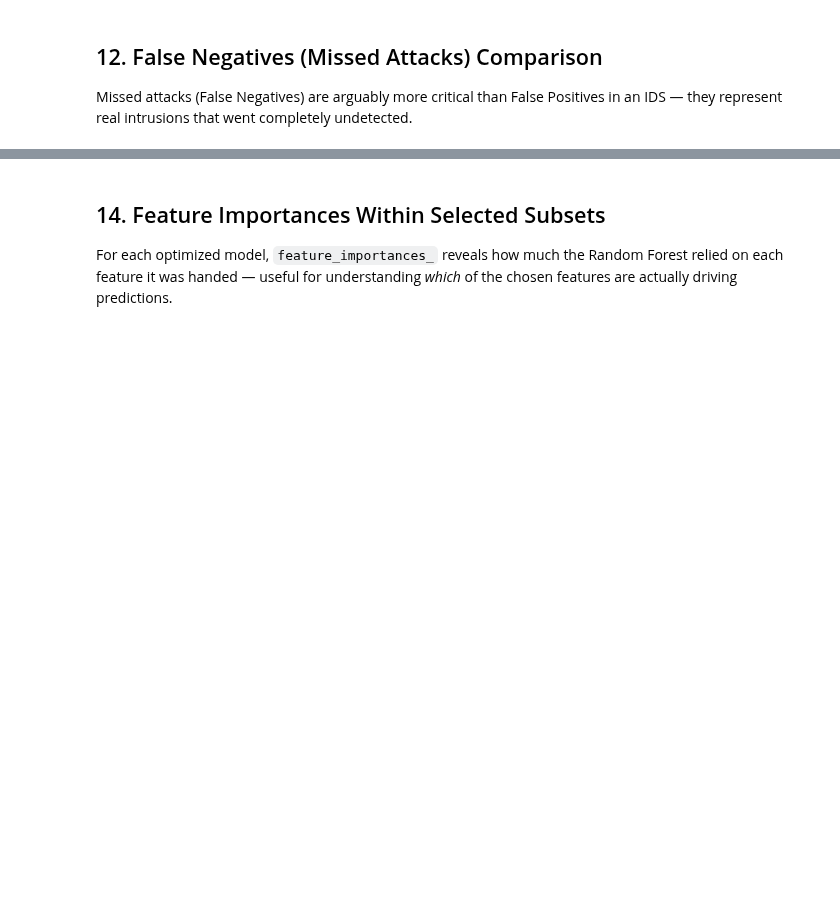
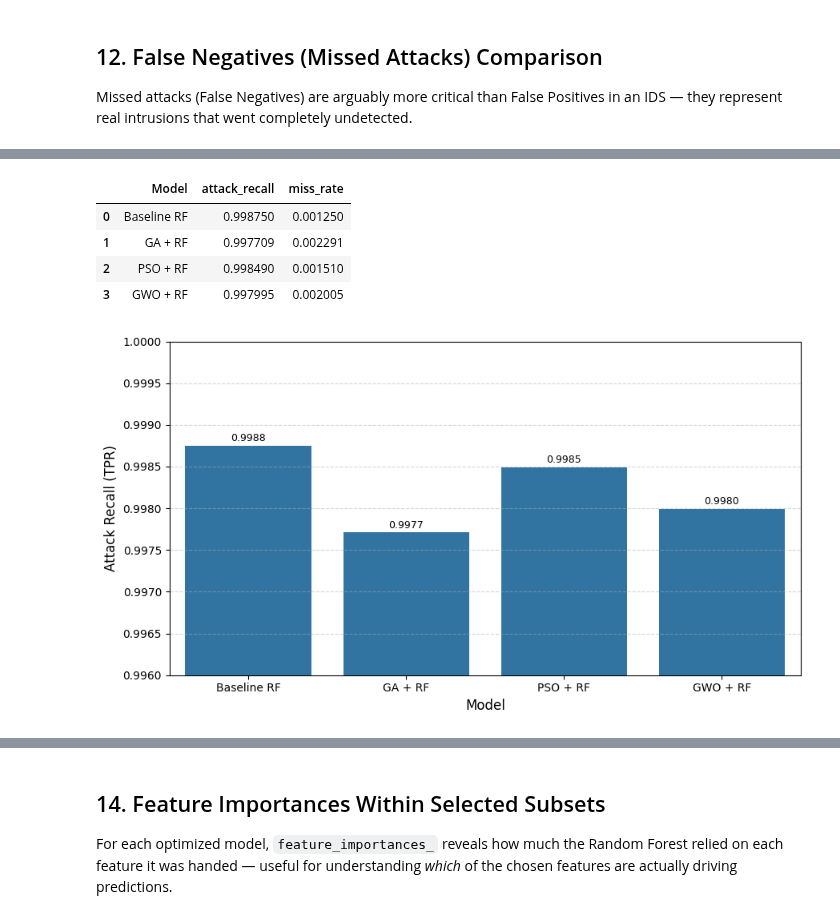
Before and after one commit to rajul-kk/AIM_coursework, a Jupyter notebook: Eval.ipynb, the cells around one changed output, grey strips where cells are left out. Cells and saved outputs as stored; diff of their text form; code cells hidden in the pictures; blank space fills up the shorter version.

```diff
--- a/Eval.ipynb
+++ b/Eval.ipynb
@@ -434,3 +437,51 @@ plt.show()
+# %%
+# ## 13. Attack Recall Comparison (Zoomed)
+
+recall_rows = []
+for model, X_filtered, label in [
+    (rf_baseline, X_test,              'Baseline RF'),
+    (rf_ga,       X_test[:, ga_mask],  'GA + RF'),
+    (rf_pso,      X_test[:, pso_mask], 'PSO + RF'),
+    (rf_gwo,      X_test[:, gwo_mask], 'GWO + RF'),
+]:
+    y_pred = model.predict(X_filtered)
+    cm = confusion_matrix(y_test, y_pred)
+    if cm.shape == (2, 2):
+        tn, fp, fn, tp = cm.ravel()
+        attack_recall = tp / (tp + fn) if (tp + fn) > 0 else 0.0
+    else:
+        attack_recall = recall_score(y_test, y_pred, average='weighted', zero_division=0)
+    miss_rate = 1.0 - attack_recall
+    recall_rows.append({
+        'Model': label,
+        'attack_recall': attack_recall,
+        'miss_rate': miss_rate
+    })
+
+recall_df = pd.DataFrame(recall_rows)
+display(recall_df)
+
+LOWER, UPPER = 0.9960, 1.0000
+
+plt.figure(figsize=(9, 5))
+ax = sns.barplot(data=recall_df, x='Model', y='attack_recall', color='#1f77b4')
+ax.set_ylabel('Attack Recall (TPR)', fontsize=12)
+ax.set_xlabel('Model', fontsize=12)
+ax.set_ylim(LOWER, UPPER)
+ax.grid(axis='y', linestyle='--', alpha=0.5)
+
+for container in ax.containers:
+    ax.bar_label(container, fmt='%.4f', fontsize=9, padding=2)
+
+plt.tight_layout()
+plt.show()
+# %% [output]
+|  | Model | attack_recall | miss_rate |
+| 0 | Baseline RF | 0.998750 | 0.001250 |
+| 1 | GA + RF | 0.997709 | 0.002291 |
+| 2 | PSO + RF | 0.998490 | 0.001510 |
+| 3 | GWO + RF | 0.997995 | 0.002005 |
+[figure, added]
 # %%
 # ## 11. Training / Testing Execution Time
 # This chart highlights the computational cost of the different algorithms vs the baseline.
```
Also changed, not shown: parts of 18 cells of this notebook, 3 other files.
